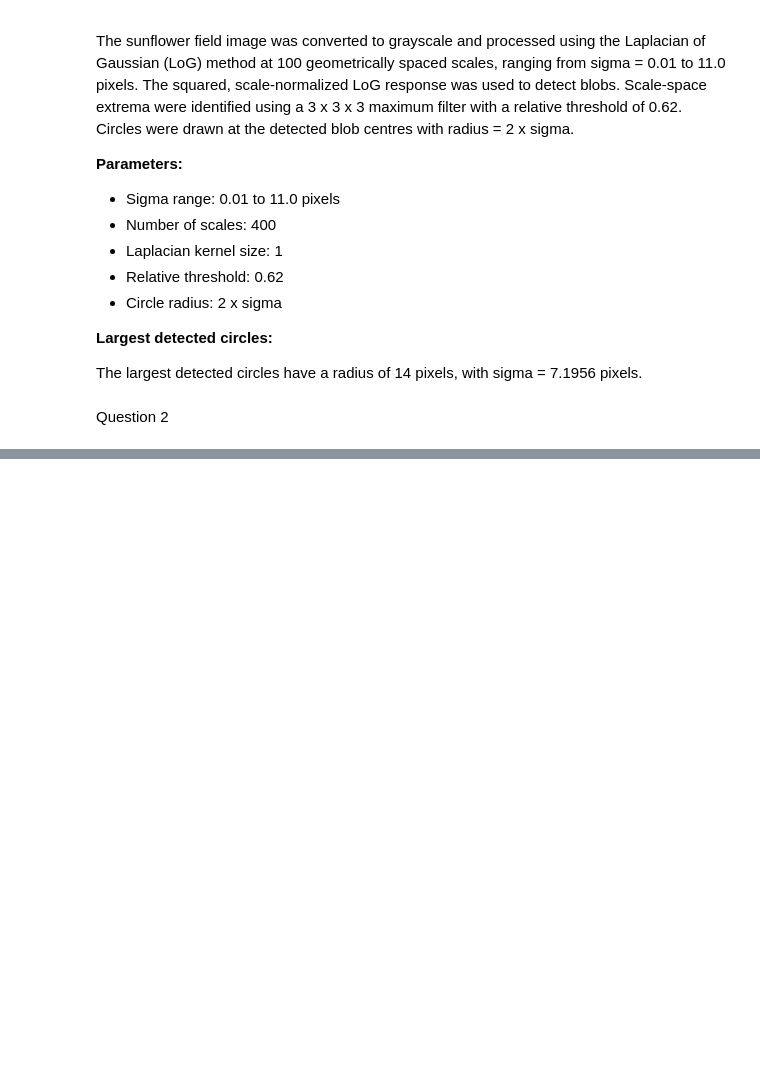
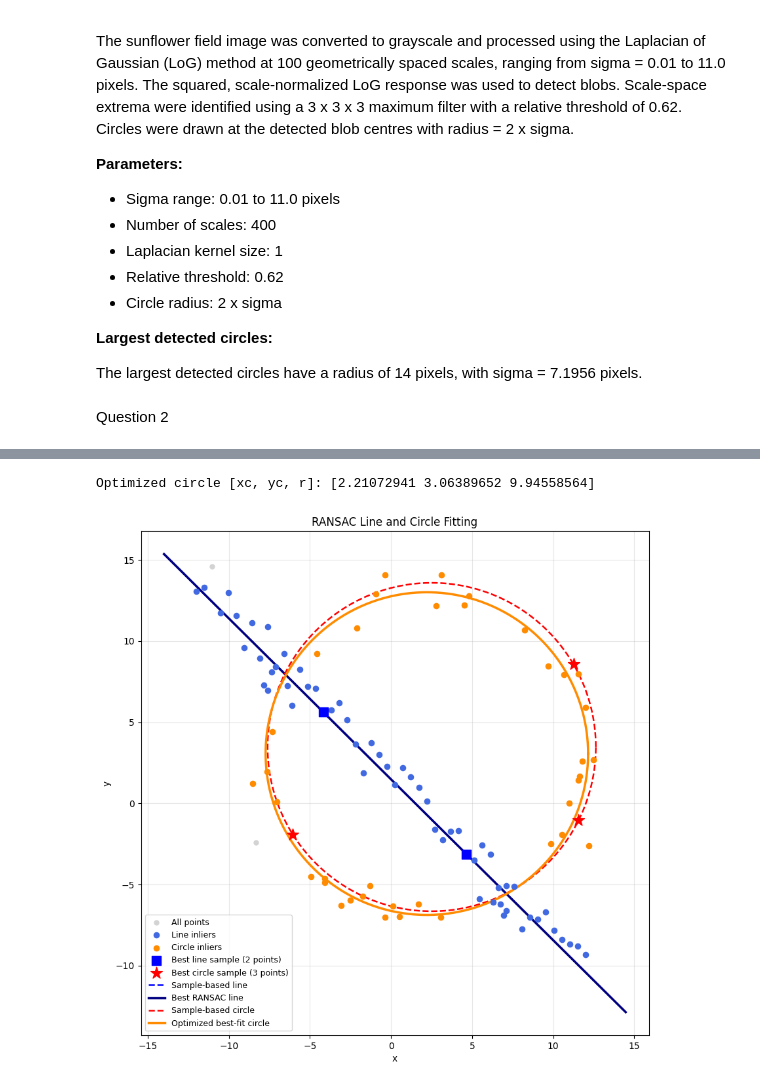
Before and after one commit to shalaniupekshani/EN3160-Assignment-2-on-Fitting-and-Alignment, a Jupyter notebook: EN3160 Assignment 2 on Fitting and Alignment.ipynb, the cells around one changed output, grey strips where cells are left out. Saved outputs shown, nothing was run; the diff lists cells and outputs as text; code cells hidden in the pictures; blank space fills up the shorter version.

```diff
--- a/EN3160 Assignment 2 on Fitting and Alignment.ipynb
+++ b/EN3160 Assignment 2 on Fitting and Alignment.ipynb
@@ -184,0 +245,65 @@ Normal vector length: 0.9999999999999999
+# %%
+def circle_objective(params,points):
+    xc,yc,r=params
+    distances=np.sqrt((points[:,0]-xc)**2+(points[:,1]-yc)**2)
+    res=distances-r
+    return np.sum(res**2)
+result=minimize(circle_objective,x0=circle_model,args=(X_circle_inliers,),method="BFGS")
+if not result.success:
+    print("Optimizer warning:", result.message)
+best_circle=result.x
+print("Optimized circle [xc, yc, r]:", best_circle)
+# %% [output]
+Optimized circle [xc, yc, r]: [2.21072941 3.06389652 9.94558564]
+# %%
+# Sample based line
+p1, p2 = X_line_sample
+sample_model = two_points_lines(p1, p2)
+a_s, b_s, d_s = sample_model
+if abs(b_s) > 0:
+    y_sample_line = (d_s - a_s * x_plot) / b_s
+
+#Draw two circles
+theta = np.linspace(0, 2 * np.pi, 400)
+# Circle estimated from the best three-point sample
+xc_s, yc_s, r_s = circle_model
+x_circle_sample = xc_s + r_s * np.cos(theta)
+y_circle_sample = yc_s + r_s * np.sin(theta)
+
+# Optimized best-fit circle
+xc, yc, r = best_circle
+x_circle_best = xc + r * np.cos(theta)
+y_circle_best = yc + r * np.sin(theta)
+# %%
+fig, ax = plt.subplots(figsize=(10, 10))
+
+# Original point set
+ax.scatter(X[:, 0], X[:, 1],color="lightgray", s=25,label="All points", zorder=1)
+# Line inliers
+ax.scatter(X_line_inliers[:, 0], X_line_inliers[:, 1],color="royalblue", s=35,label="Line inliers", zorder=3)
+# Circle inliers
+ax.scatter(X_circle_inliers[:, 0], X_circle_inliers[:, 1],color="darkorange", s=35,label="Circle inliers", zorder=3)
+# Two points used for the best line sample
+ax.scatter(X_line_sample[:, 0], X_line_sample[:, 1],color="blue", marker="s", s=100,label="Best line sample (2 points)", zorder=5)
+# Three points used for the best circle sample
+ax.scatter(X_circle_sample[:, 0], X_circle_sample[:, 1],color="red", marker="*", s=180,label="Best circle sample (3 points)", zorder=6)
+# Sample-based line
+if abs(b_s) > 1e-8:
+    ax.plot(x_plot, y_sample_line, "b--",linewidth=1.8, label="Sample-based line")
+# Best RANSAC line
+if abs(b) > 1e-8:
+    ax.plot(x_plot, y_best_line, "navy",linewidth=2.5, label="Best RANSAC line")
+# Sample-based circle
+ax.plot(x_circle_sample, y_circle_sample, "r--",linewidth=1.8, label="Sample-based circle")
+# Optimized best-fit circle
+ax.plot(x_circle_best, y_circle_best, "darkorange",linewidth=2.5, label="Optimized best-fit circle")
+
+ax.set_aspect("equal", adjustable="box")
+ax.set_xlabel("x")
+ax.set_ylabel("y")
+ax.set_title("RANSAC Line and Circle Fitting")
+ax.grid(True, alpha=0.3)
+ax.legend(loc="best", fontsize=9)
+plt.show()
+# %% [output]
+[figure, added]
```
Also changed, not shown: parts of 7 cells of this notebook.
